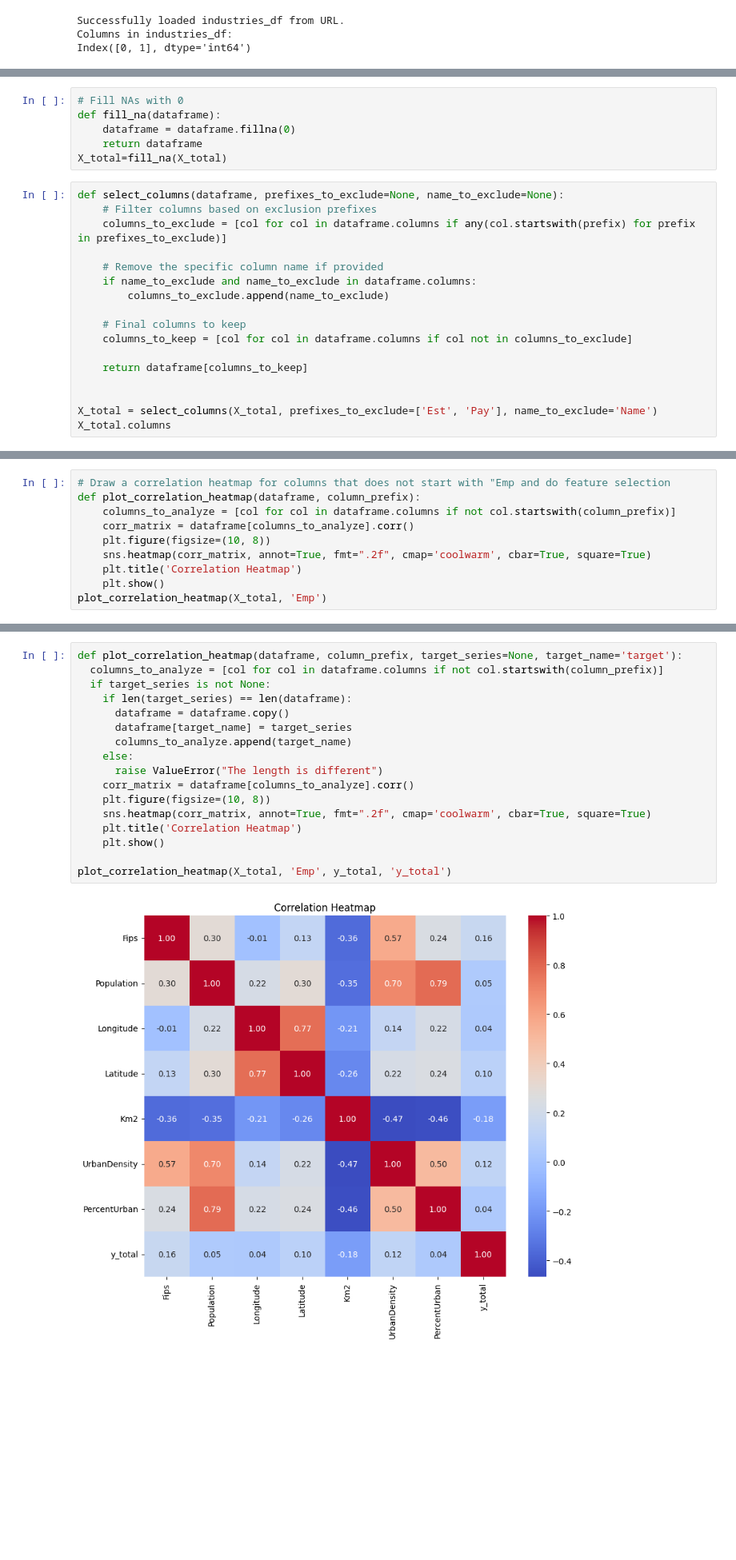
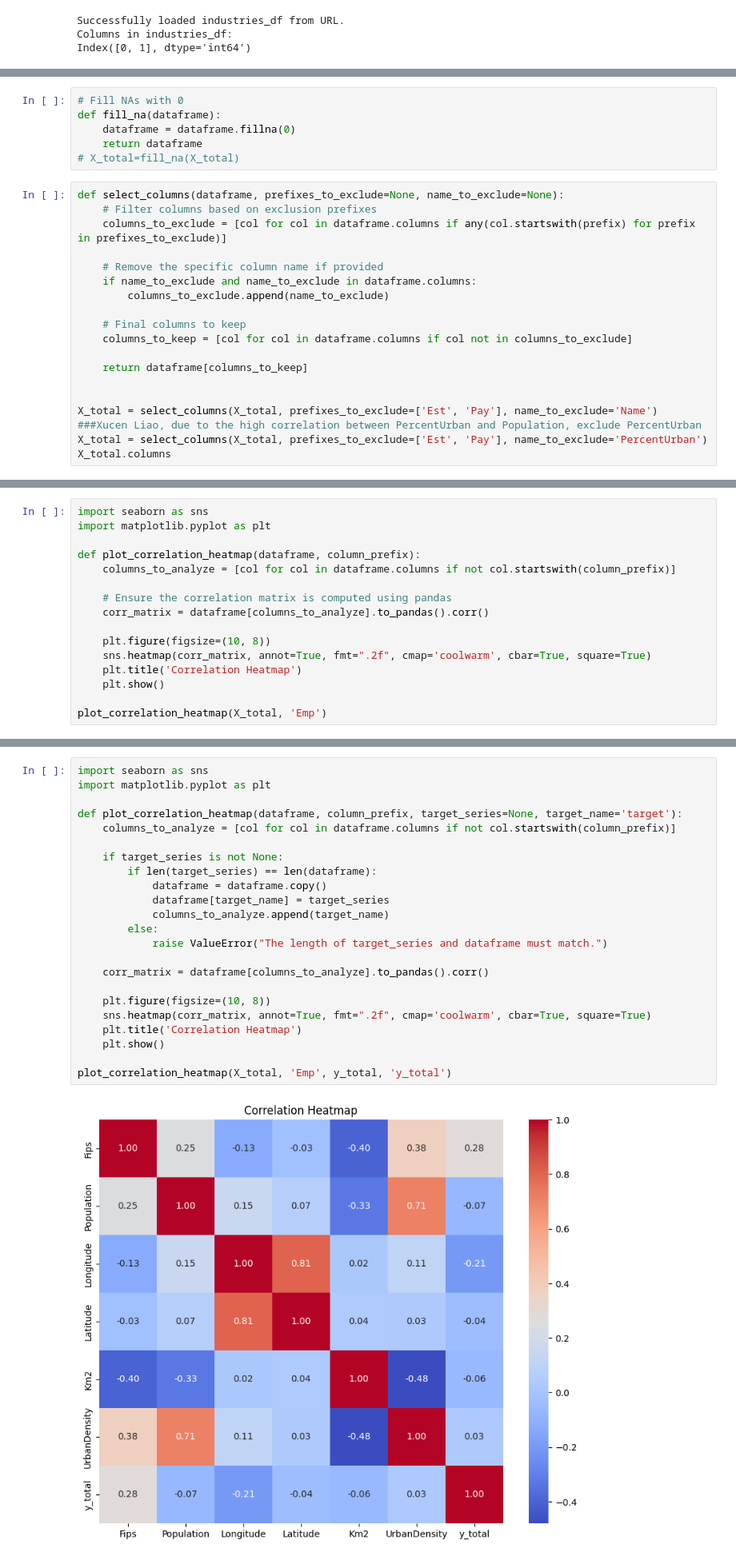
Before and after one commit to praneeth-bojanala5/realitystream, a Jupyter notebook: models/Run-Models-bkup.ipynb, the cells around one changed output, grey strips where cells are left out. Shown at 80% size. Saved outputs shown, nothing was run; the diff lists cells and outputs as text; blank space fills up the shorter version.

```diff
--- a/models/Run-Models-bkup.ipynb
+++ b/models/Run-Models-bkup.ipynb
@@ -947,7 +1419,7 @@ missing_values_distribution(X_total)
 def fill_na(dataframe):
     dataframe = dataframe.fillna(0)
     return dataframe
-X_total=fill_na(X_total)
+# X_total=fill_na(X_total)
 # %%
 def select_columns(dataframe, prefixes_to_exclude=None, name_to_exclude=None):
     # Filter columns based on exclusion prefixes
@@ -964,6 +1436,8 @@ def select_columns(dataframe, prefixes_to_exclude=None, name_to_exclude=None):
 
 
 X_total = select_columns(X_total, prefixes_to_exclude=['Est', 'Pay'], name_to_exclude='Name')
+###Xucen Liao, due to the high correlation between PercentUrban and Population, exclude PercentUrban
+X_total = select_columns(X_total, prefixes_to_exclude=['Est', 'Pay'], name_to_exclude='PercentUrban')
 X_total.columns
 # %% [output]
 Index(['Fips', 'Population', 'Longitude', 'Latitude', 'Km2', 'UrbanDensity',
@@ -1088,11 +1599,17 @@ X_total.head()
 # %%
-# Draw a correlation heatmap for columns that does not start with "Emp and do feature selection
+import seaborn as sns
+import matplotlib.pyplot as plt
+
 def plot_correlation_heatmap(dataframe, column_prefix):
     columns_to_analyze = [col for col in dataframe.columns if not col.startswith(column_prefix)]
-    corr_matrix = dataframe[columns_to_analyze].corr()
+
+    # Ensure the correlation matrix is computed using pandas
+    corr_matrix = dataframe[columns_to_analyze].to_pandas().corr()
+
     plt.figure(figsize=(10, 8))
     sns.heatmap(corr_matrix, annot=True, fmt=".2f", cmap='coolwarm', cbar=True, square=True)
     plt.title('Correlation Heatmap')
     plt.show()
+
 plot_correlation_heatmap(X_total, 'Emp')
 # %% [output]
@@ -1100,20 +1617,26 @@ plot_correlation_heatmap(X_total, 'Emp')
 # %%
+import seaborn as sns
+import matplotlib.pyplot as plt
+
 def plot_correlation_heatmap(dataframe, column_prefix, target_series=None, target_name='target'):
-  columns_to_analyze = [col for col in dataframe.columns if not col.startswith(column_prefix)]
-  if target_series is not None:
-    if len(target_series) == len(dataframe):
-      dataframe = dataframe.copy()
-      dataframe[target_name] = target_series
-      columns_to_analyze.append(target_name)
-    else:
-      raise ValueError("The length is different")
-    corr_matrix = dataframe[columns_to_analyze].corr()
+    columns_to_analyze = [col for col in dataframe.columns if not col.startswith(column_prefix)]
+
+    if target_series is not None:
+        if len(target_series) == len(dataframe):
+            dataframe = dataframe.copy()
+            dataframe[target_name] = target_series
+            columns_to_analyze.append(target_name)
+        else:
+            raise ValueError("The length of target_series and dataframe must match.")
+
+    corr_matrix = dataframe[columns_to_analyze].to_pandas().corr()
+
     plt.figure(figsize=(10, 8))
     sns.heatmap(corr_matrix, annot=True, fmt=".2f", cmap='coolwarm', cbar=True, square=True)
     plt.title('Correlation Heatmap')
     plt.show()
 
 plot_correlation_heatmap(X_total, 'Emp', y_total, 'y_total')
 # %% [output]
-[figure, old version]
+[figure, new version]
 # %%
```
Also changed, not shown: parts of 84 cells of this notebook, 3 other files.
